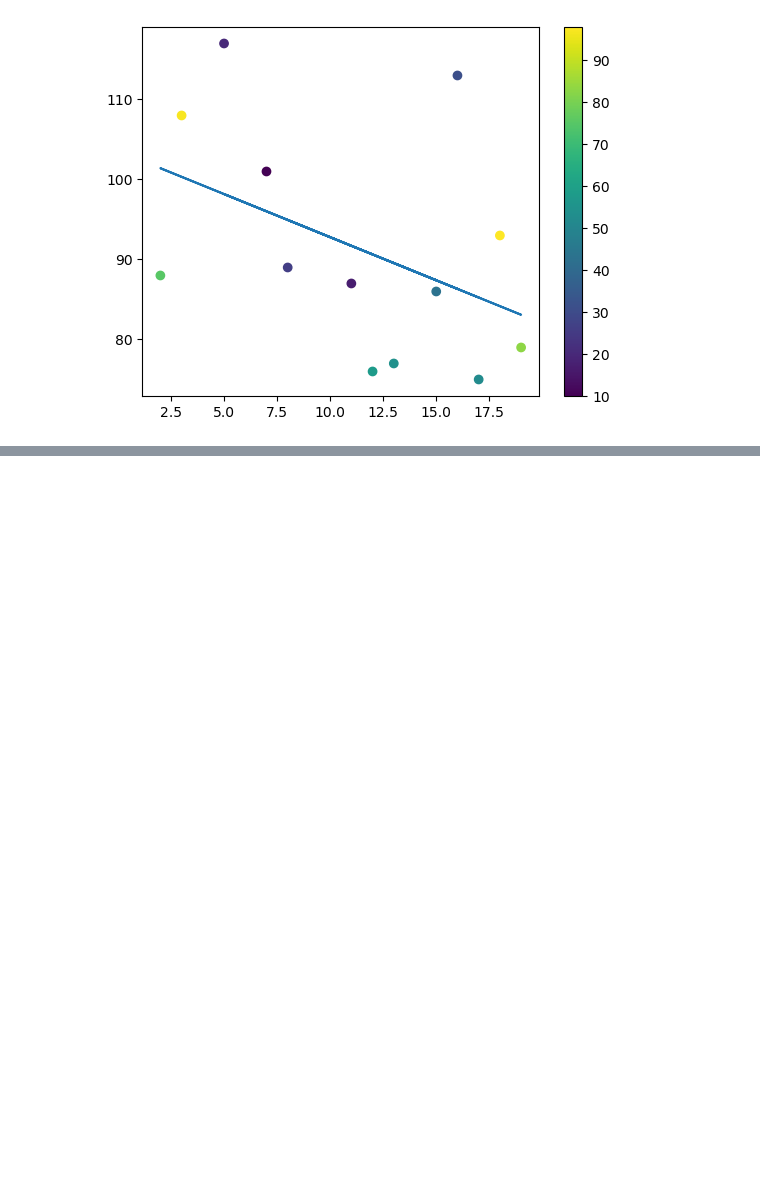
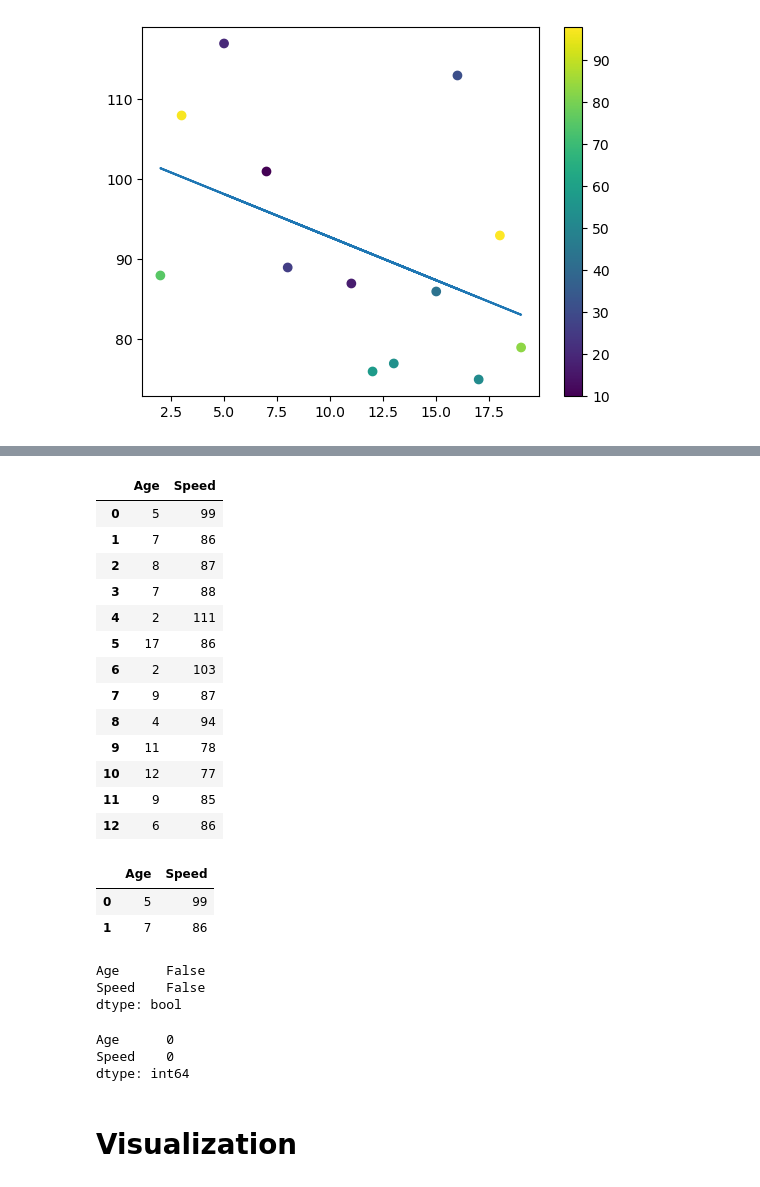
Before and after one commit to jabedkhanjb/Machine-Learning, a Jupyter notebook: Linear Regression.ipynb, the cells around one changed output, grey strips where cells are left out. Drawn from its saved outputs; the diff is of its cells as text; code cells hidden in the pictures; blank space fills up the shorter version.

```diff
--- a/Linear Regression.ipynb
+++ b/Linear Regression.ipynb
@@ -175,0 +185,35 @@ NameError: name 'z' is not defined
+# %%
+df
+# %% [output]
+|  | Age | Speed |
+| 0 | 5 | 99 |
+| 1 | 7 | 86 |
+| 2 | 8 | 87 |
+| 3 | 7 | 88 |
+| 4 | 2 | 111 |
+| 5 | 17 | 86 |
+| 6 | 2 | 103 |
+| 7 | 9 | 87 |
+| 8 | 4 | 94 |
+| 9 | 11 | 78 |
+| 10 | 12 | 77 |
+| 11 | 9 | 85 |
+| 12 | 6 | 86 |
+# %%
+df.head(2)
+# %% [output]
+|  | Age | Speed |
+| 0 | 5 | 99 |
+| 1 | 7 | 86 |
+# %%
+df.isnull().any()
+# %% [output]
+Age      False
+Speed    False
+dtype: bool
+# %%
+df.isnull().sum()
+# %% [output]
+Age      0
+Speed    0
+dtype: int64
@@ -175,0 +223,2 @@ NameError: name 'z' is not defined
+# %% [markdown]
+# Visualization
```
Also changed, not shown: parts of 19 cells of this notebook, 1 other file.
